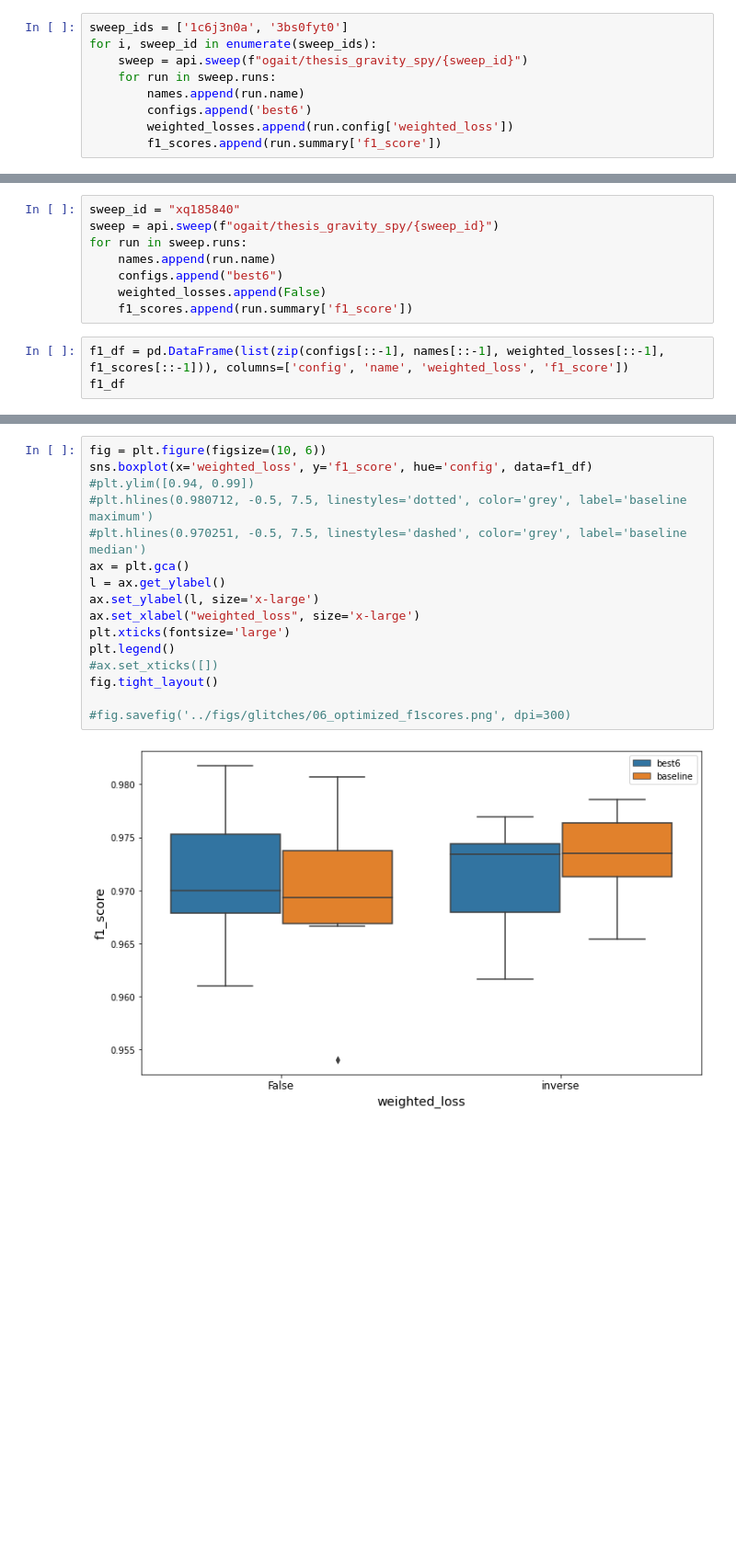
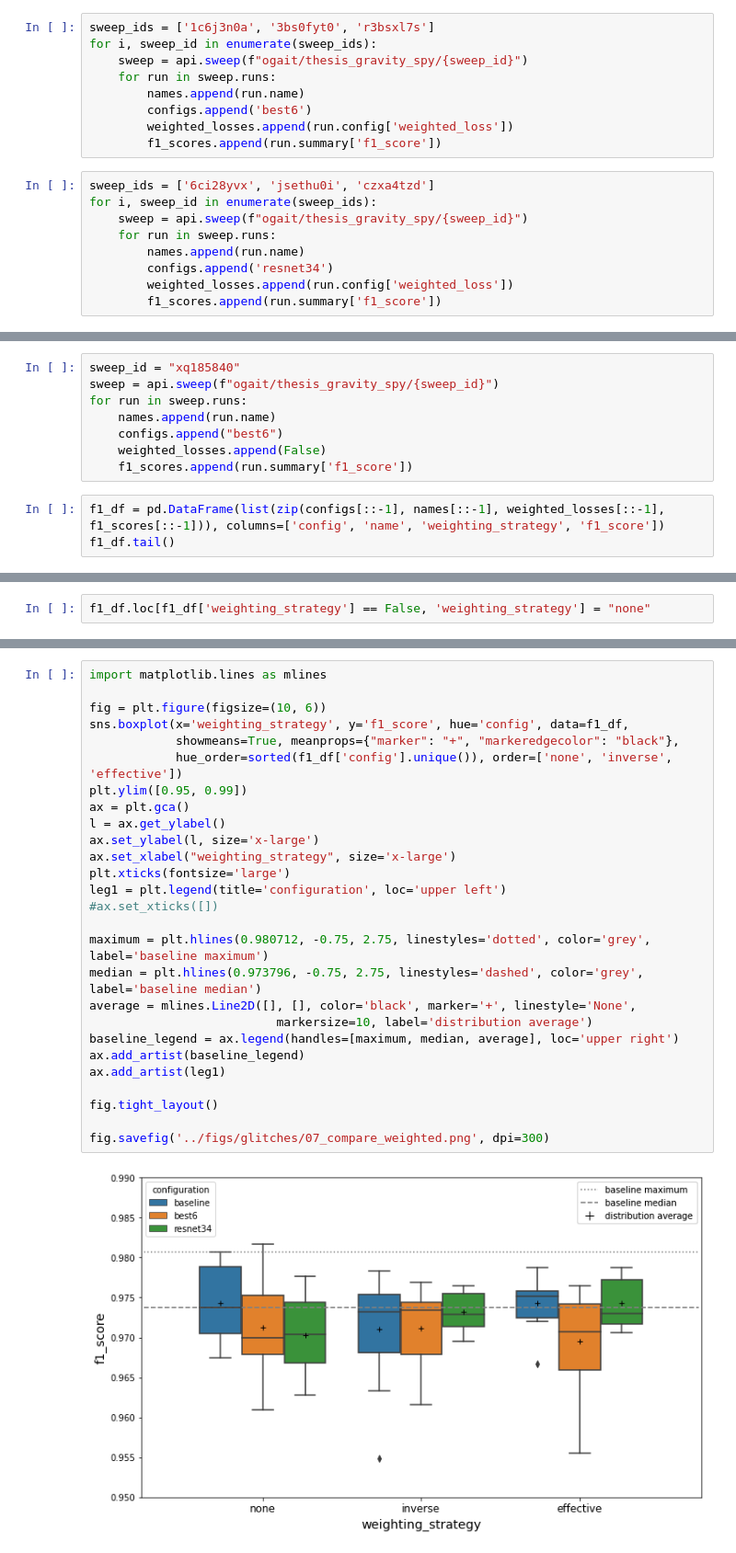
Before and after one commit to tttiago/GravitySpyClassifier, a Jupyter notebook: 07_compare_weighted.ipynb, the cells around one changed output, grey strips where cells are left out. Shown at 92% size. Drawn from its saved outputs; the diff is of its cells as text; blank space fills up the shorter version.

Commit message:
Updated weighted loss analysis nbs.

```diff
--- a/07_compare_weighted.ipynb
+++ b/07_compare_weighted.ipynb
@@ -17,7 +17,7 @@ for i, sweep_id in enumerate(sweep_ids):
         weighted_losses.append(run.config['weighted_loss'])
         f1_scores.append(run.summary['f1_score'])
 # %%
-sweep_ids = ['1c6j3n0a', '3bs0fyt0']
+sweep_ids = ['1c6j3n0a', '3bs0fyt0', 'r3bsxl7s']
 for i, sweep_id in enumerate(sweep_ids):
     sweep = api.sweep(f"ogait/thesis_gravity_spy/{sweep_id}")
     for run in sweep.runs:
@@ -25,6 +25,15 @@ for i, sweep_id in enumerate(sweep_ids):
         configs.append('best6')
         weighted_losses.append(run.config['weighted_loss'])
         f1_scores.append(run.summary['f1_score'])
+# %%
+sweep_ids = ['6ci28yvx', 'jsethu0i', 'czxa4tzd']
+for i, sweep_id in enumerate(sweep_ids):
+    sweep = api.sweep(f"ogait/thesis_gravity_spy/{sweep_id}")
+    for run in sweep.runs:
+        names.append(run.name)
+        configs.append('resnet34')
+        weighted_losses.append(run.config['weighted_loss'])
+        f1_scores.append(run.summary['f1_score'])
 # %%
 sweep_id = "m4nqsh6e"
 sweep = api.sweep(f"ogait/thesis_gravity_spy/{sweep_id}")
@@ -42,6 +51,6 @@ for run in sweep.runs:
     weighted_losses.append(False)
     f1_scores.append(run.summary['f1_score'])
 # %%
-f1_df = pd.DataFrame(list(zip(configs[::-1], names[::-1], weighted_losses[::-1], f1_scores[::-1])), columns=['config', 'name', 'weighted_loss', 'f1_score'])
-f1_df
+f1_df = pd.DataFrame(list(zip(configs[::-1], names[::-1], weighted_losses[::-1], f1_scores[::-1])), columns=['config', 'name', 'weighting_strategy', 'f1_score'])
+f1_df.tail()
 # %% [output]
@@ -64,0 +63,2 @@ f1_df
+# %%
+f1_df.loc[f1_df['weighting_strategy'] == False, 'weighting_strategy'] = "none"
@@ -65,18 +71,29 @@ f1_df
 # %%
+import matplotlib.lines as mlines
+
 fig = plt.figure(figsize=(10, 6))
-sns.boxplot(x='weighted_loss', y='f1_score', hue='config', data=f1_df)
-#plt.ylim([0.94, 0.99])
-#plt.hlines(0.980712, -0.5, 7.5, linestyles='dotted', color='grey', label='baseline maximum')
-#plt.hlines(0.970251, -0.5, 7.5, linestyles='dashed', color='grey', label='baseline median')
+sns.boxplot(x='weighting_strategy', y='f1_score', hue='config', data=f1_df,
+            showmeans=True, meanprops={"marker": "+", "markeredgecolor": "black"},
+            hue_order=sorted(f1_df['config'].unique()), order=['none', 'inverse', 'effective'])
+plt.ylim([0.95, 0.99])
 ax = plt.gca()
 l = ax.get_ylabel()
 ax.set_ylabel(l, size='x-large')
-ax.set_xlabel("weighted_loss", size='x-large')
+ax.set_xlabel("weighting_strategy", size='x-large')
 plt.xticks(fontsize='large')
-plt.legend()
+leg1 = plt.legend(title='configuration', loc='upper left')
 #ax.set_xticks([])
+
+maximum = plt.hlines(0.980712, -0.75, 2.75, linestyles='dotted', color='grey', label='baseline maximum')
+median = plt.hlines(0.973796, -0.75, 2.75, linestyles='dashed', color='grey', label='baseline median')
+average = mlines.Line2D([], [], color='black', marker='+', linestyle='None',
+                          markersize=10, label='distribution average')
+baseline_legend = ax.legend(handles=[maximum, median, average], loc='upper right')
+ax.add_artist(baseline_legend)
+ax.add_artist(leg1)
+
 fig.tight_layout()
 
-#fig.savefig('../figs/glitches/06_optimized_f1scores.png', dpi=300)
+fig.savefig('../figs/glitches/07_compare_weighted.png', dpi=300)
 # %% [output]
-[figure, old version]
+[figure, new version]
```
Also changed, not shown: parts of 8 cells of this notebook, 2 other files.
